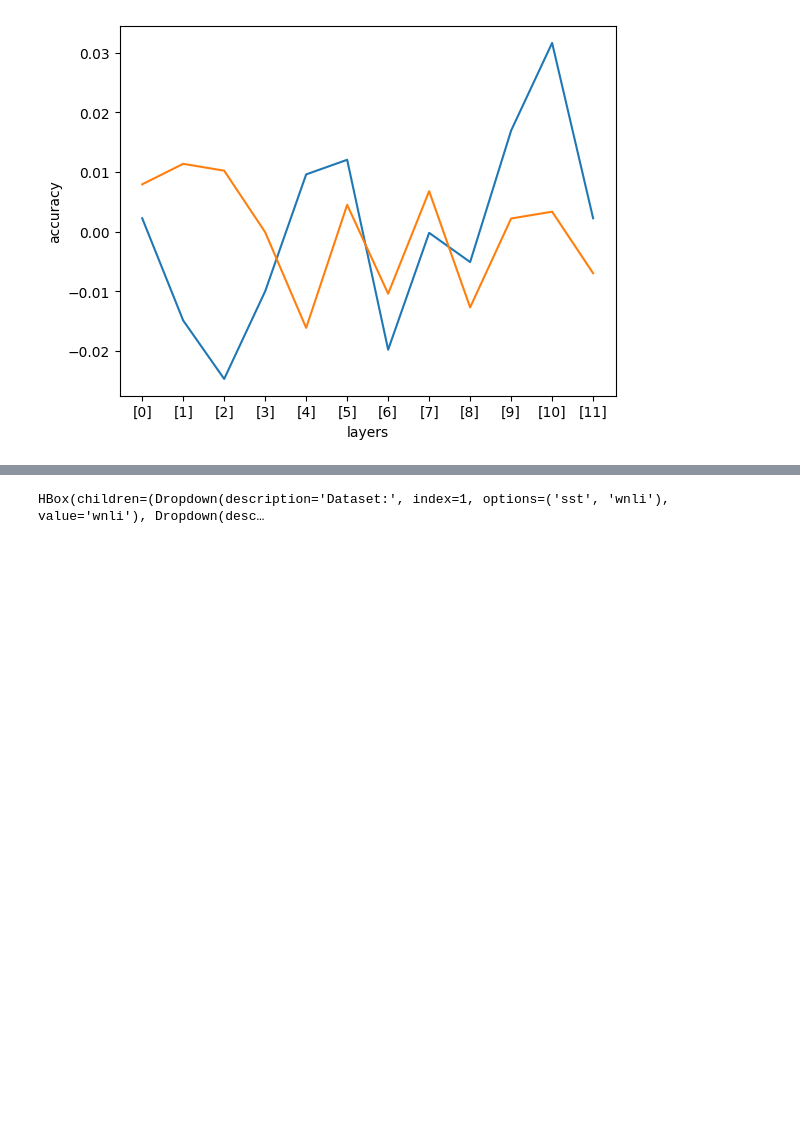
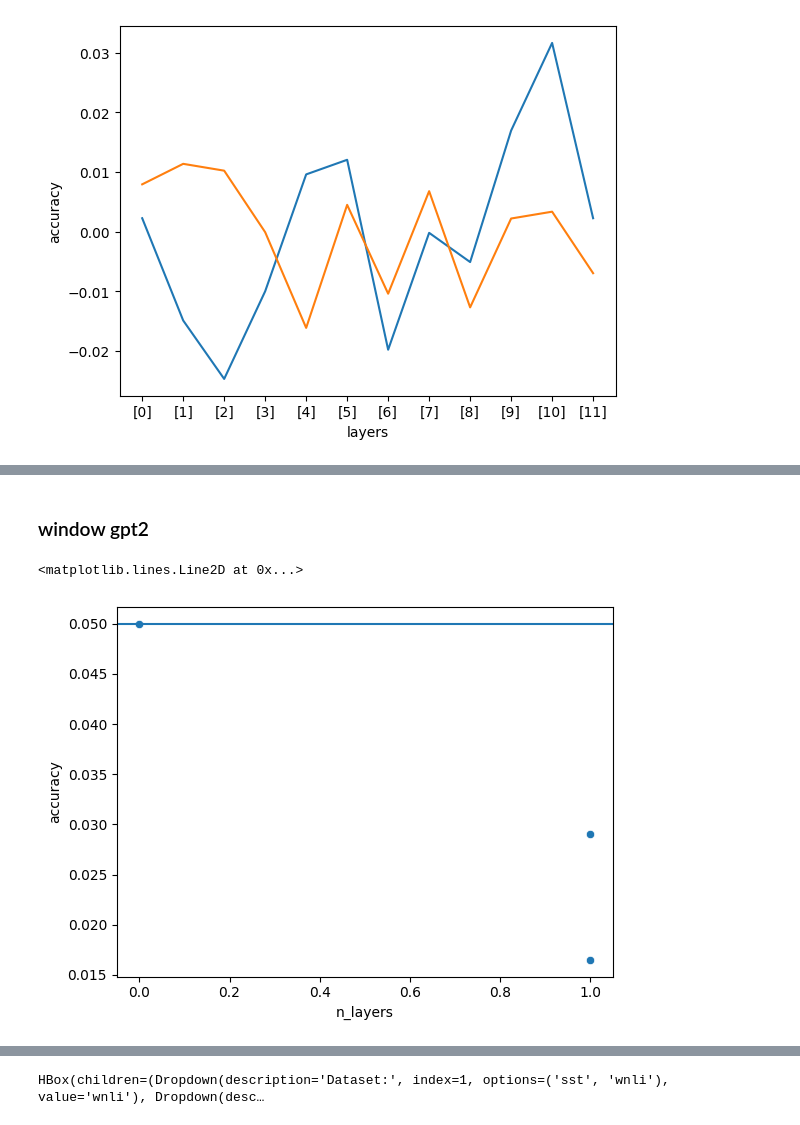
Before and after one commit to JetBrains-Research/effective-inference, a Jupyter notebook: notebooks/Metricks_visualisation.ipynb, the cells around one changed output, grey strips where cells are left out. Cells and saved outputs as stored; diff of their text form; code cells hidden in the pictures; blank space fills up the shorter version.

```diff
--- a/notebooks/Metricks_visualisation.ipynb
+++ b/notebooks/Metricks_visualisation.ipynb
@@ -203,0 +204,10 @@ uniform_gpt.sort_values('accuracy')[:10]
+# %% [markdown]
+### window gpt2
+# %%
+window_gpt = pd.read_csv(f'data/gpt2/baseline_window_data.csv', index_col = [0])
+window_gpt['perplexity'] = window_gpt['perplexity'].apply(lambda x: -float(x[8:-1]))
+sns.scatterplot(x='n_layers', y='accuracy', data=window_gpt)
+plt.axhline(list(window_gpt[window_gpt['n_layers']==0]['accuracy'])[0])
+# %% [output]
+<matplotlib.lines.Line2D at 0x...>
+[figure, added]
```
Also changed, not shown: parts of 23 cells of this notebook, 8 other files.
